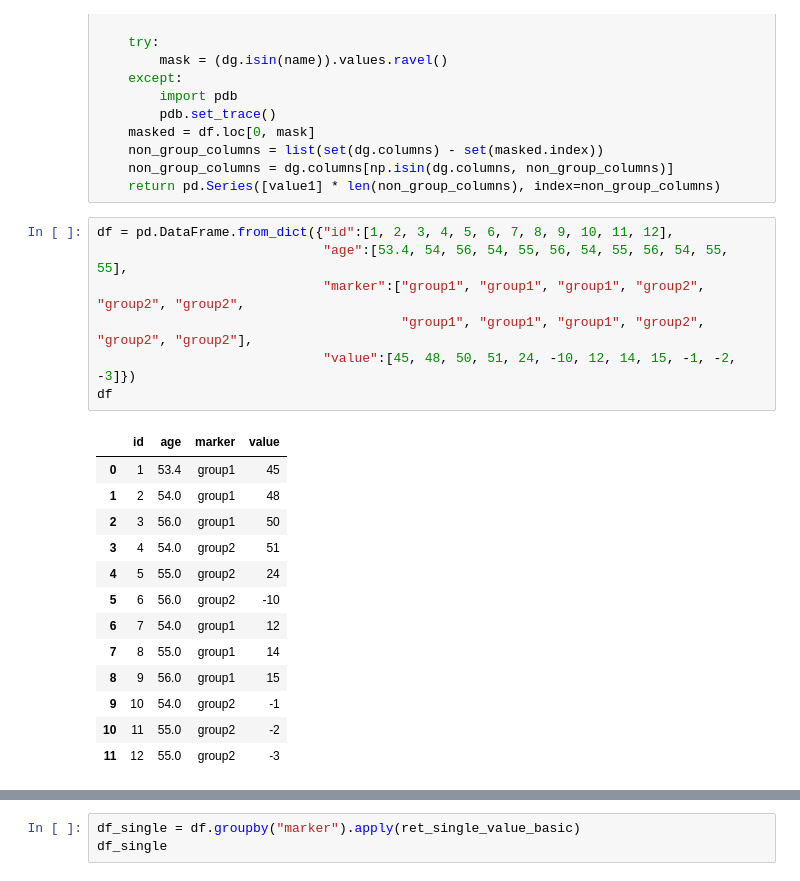
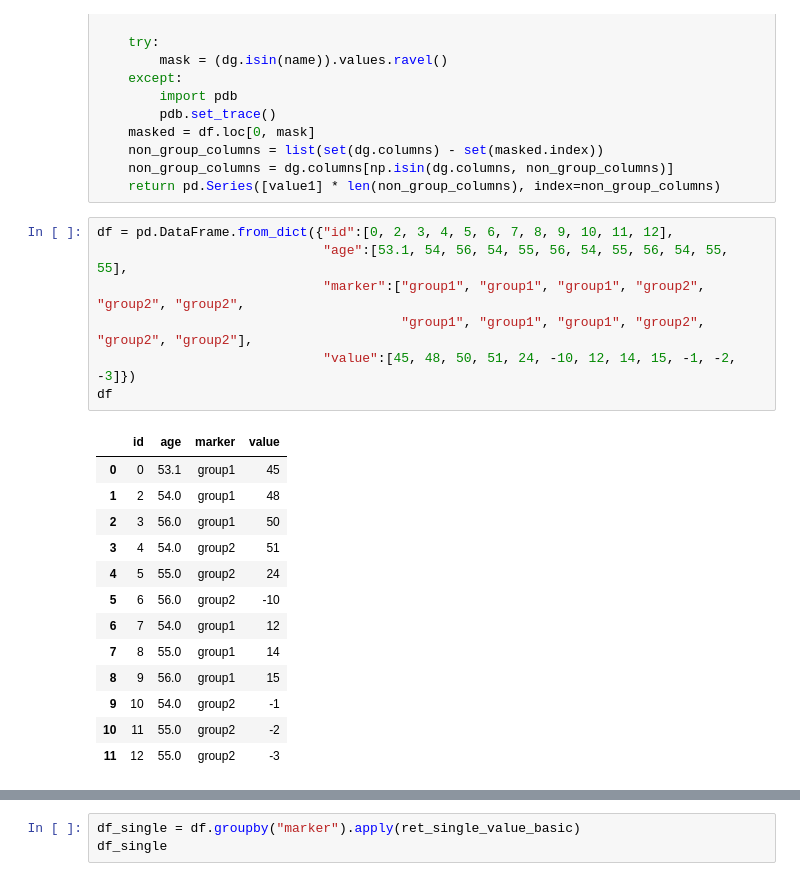
Before and after one commit to jkedmiston/pandas-examples, a Jupyter notebook: pandas_examples/applying.ipynb, the cells around one changed output, grey strips where cells are left out. Cells and saved outputs as stored; diff of their text form.

```diff
--- a/pandas_examples/applying.ipynb
+++ b/pandas_examples/applying.ipynb
@@ -51,15 +51,15 @@ def ret_agg_value_to_all_columns_from_args(dg, *args):
     non_group_columns = dg.columns[np.isin(dg.columns, non_group_columns)]
     return pd.Series([value1] * len(non_group_columns), index=non_group_columns)
 # %%
-df = pd.DataFrame.from_dict({"id":[1, 2, 3, 4, 5, 6, 7, 8, 9, 10, 11, 12],
-                             "age":[53.4, 54, 56, 54, 55, 56, 54, 55, 56, 54, 55, 55],
+df = pd.DataFrame.from_dict({"id":[0, 2, 3, 4, 5, 6, 7, 8, 9, 10, 11, 12],
+                             "age":[53.1, 54, 56, 54, 55, 56, 54, 55, 56, 54, 55, 55],
                              "marker":["group1", "group1", "group1", "group2", "group2", "group2",
                                        "group1", "group1", "group1", "group2", "group2", "group2"],
                              "value":[45, 48, 50, 51, 24, -10, 12, 14, 15, -1, -2, -3]})
 df
 # %% [output]
 |  | id | age | marker | value |
-| 0 | 1 | 53.4 | group1 | 45 |
+| 0 | 0 | 53.1 | group1 | 45 |
 | 1 | 2 | 54.0 | group1 | 48 |
 | 2 | 3 | 56.0 | group1 | 50 |
 | 3 | 4 | 54.0 | group2 | 51 |
```
Also changed, not shown: parts of 8 cells of this notebook, 5 other files.
